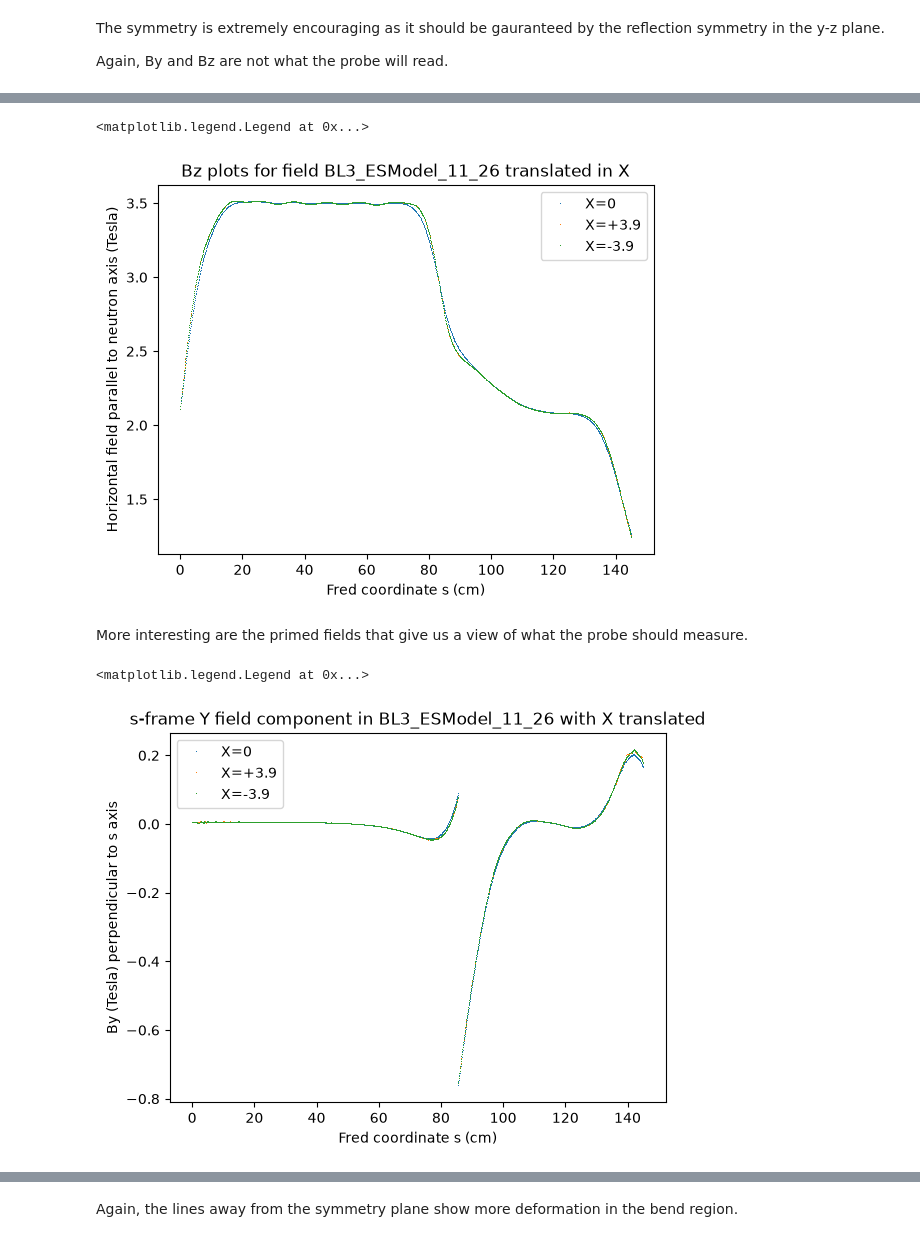
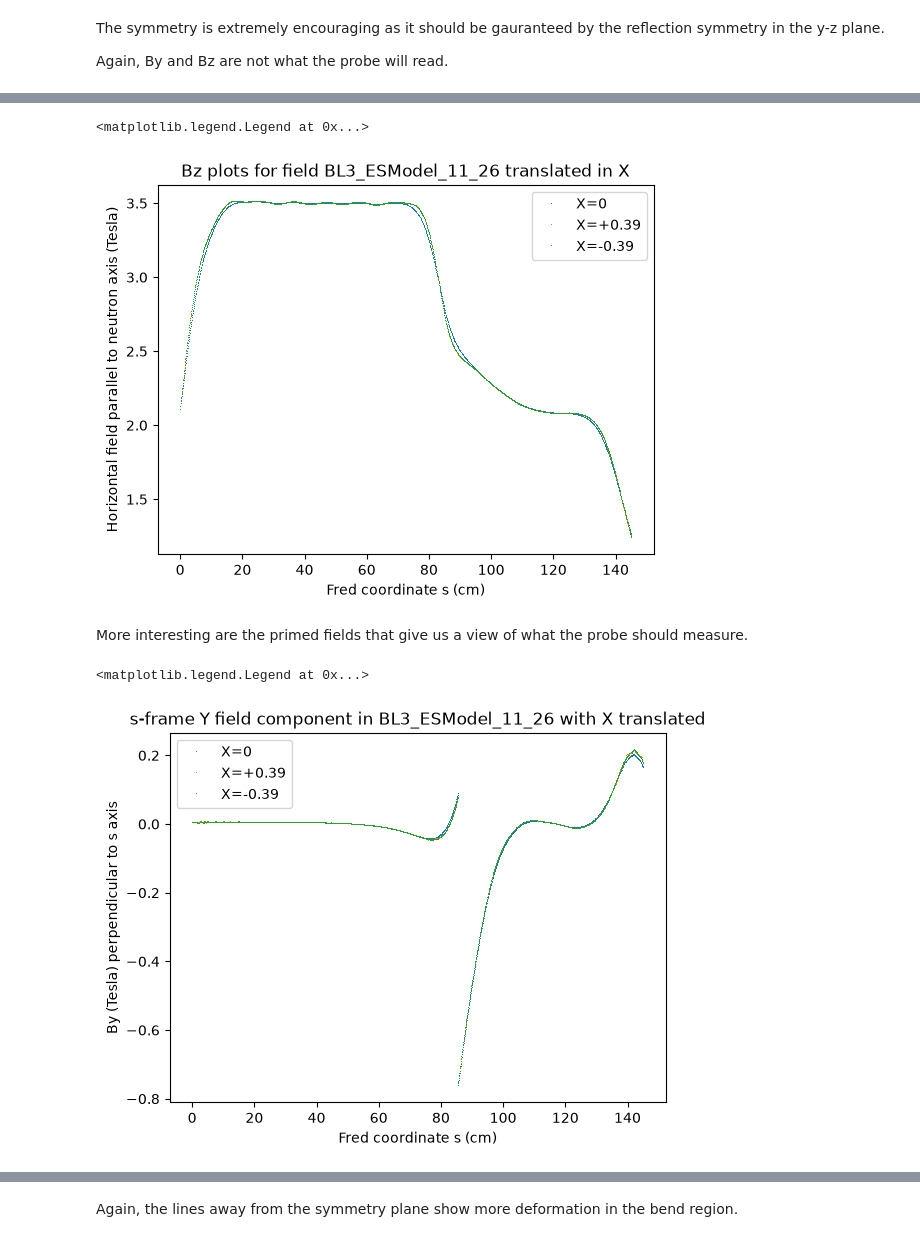
Before and after one commit to bcGitHub15/Magnet-Analysis, a Jupyter notebook: FredLines.ipynb, the cells around one changed output, grey strips where cells are left out. Cells and saved outputs as stored; diff of their text form; code cells hidden in the pictures.

```diff
--- a/FredLines.ipynb
+++ b/FredLines.ipynb
@@ -287,14 +287,14 @@ plt.legend()
 # %%
 plt.plot(s, arr00[:, 5], ',', label='X=0')
-plt.plot(s, arrp0[:, 5], ',', label='X=+3.9')
-plt.plot(s, arrm0[:, 5], ',', label='X=-3.9')
+plt.plot(s, arrp0[:, 5], ',', label='X=+0.39')
+plt.plot(s, arrm0[:, 5], ',', label='X=-0.39')
 plt.xlabel('Fred coordinate s (cm)')
 plt.ylabel('Horizontal field parallel to neutron axis (Tesla)')
 plt.title('Bz plots for field BL3_ESModel_11_26 translated in X')
 plt.legend()
 # %% [output]
 <matplotlib.legend.Legend at 0x...>
-[figure, old version]
+[figure, new version]
 # %% [markdown]
 More interesting are the primed fields that give us a view of what the probe should measure.
 # %%
@@ -304,15 +304,15 @@ Bm0yprime = arrm0[:, 4].copy()
 Bm0yprime[856:] = c18 * arrm0[856:, 4] - s18 * arrm0[856:, 5]
 # %%
 plt.plot(s, B00yprime, ',', label='X=0')
-plt.plot(s, Bp0yprime, ',', label='X=+3.9')
-plt.plot(s, Bm0yprime, ',', label='X=-3.9')
+plt.plot(s, Bp0yprime, ',', label='X=+0.39')
+plt.plot(s, Bm0yprime, ',', label='X=-0.39')
 plt.xlabel('Fred coordinate s (cm)')
 plt.ylabel('By (Tesla) perpendicular to s axis')
 plt.title('s-frame Y field component in BL3_ESModel_11_26 with X translated')
 plt.legend()
 # %% [output]
 <matplotlib.legend.Legend at 0x...>
-[figure, old version]
+[figure, new version]
 # %%
 Bp0zprime = arrp0[:, 5].copy()
 Bp0zprime[856:] = s18 * arrp0[856:, 4] + c18 * arrp0[856:, 5]
```
Also changed, not shown: parts of 7 cells of this notebook.
